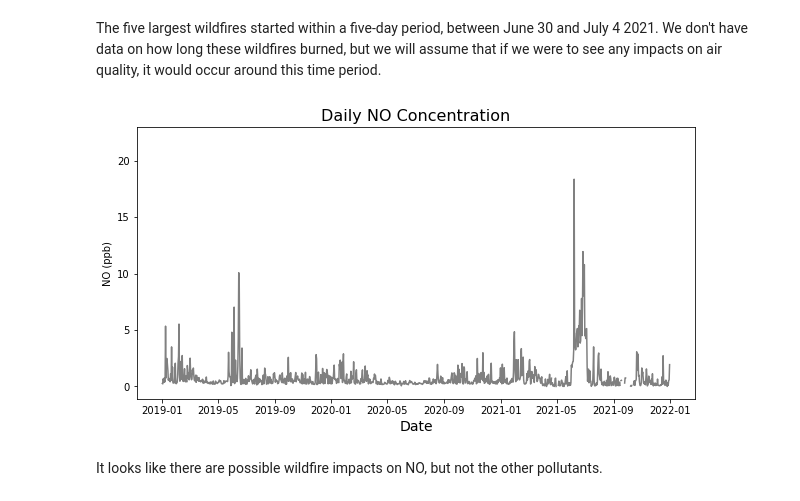
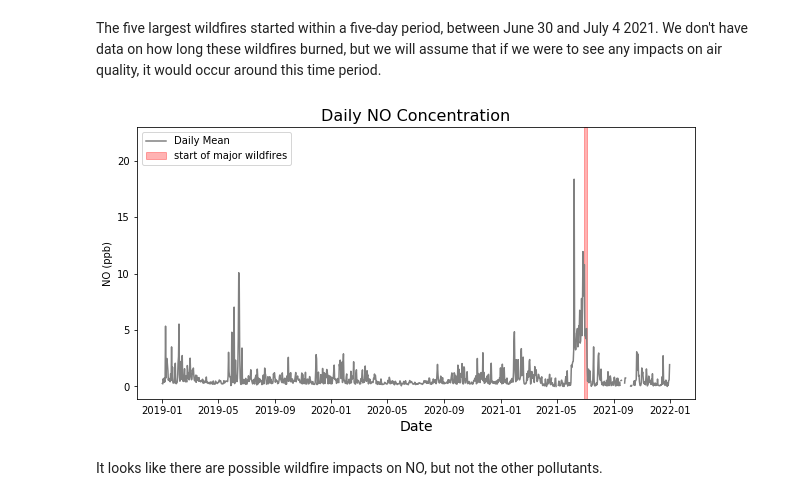
Before and after one commit to mirandadoris/CIV1498_Project2_Pythoneers, a Jupyter notebook: 2-Analysis/Wildfire_Analysis.ipynb, the cells around one changed output. Drawn from its saved outputs; the diff is of its cells as text; code cells hidden in the pictures.

Commit message:
added marker for wildfire on time series

```diff
--- a/2-Analysis/Wildfire_Analysis.ipynb
+++ b/2-Analysis/Wildfire_Analysis.ipynb
@@ -96,18 +101,22 @@ prince_george.head()
 # %% [markdown]
 The five largest wildfires started within a five-day period, between June 30 and July 4 2021. We don't have data on how long these wildfires burned, but we will assume that if we were to see any impacts on air quality, it would occur around this time period.
 # %%
-plt.figure(figsize=(10,5))
+fig, ax = plt.subplots(figsize=(10,5))
 
-plt.plot(AQ_daily.index, AQ_daily['NO'], 'gray', label = 'Daily Mean')
+ax.plot(AQ_daily.index, AQ_daily['NO'], 'gray', label = 'Daily Mean')
 
-plt.xlabel('Date', fontsize=14)
-plt.ylabel('NO (ppb)')
+ax.set_xlabel('Date', fontsize=14)
+ax.set_ylabel('NO (ppb)')
 
+ax.axvspan(date2num(datetime(2021,6,30,0)), date2num(datetime(2021,7,4,23)),
+           label="Start of major wildfires in Prince George",color="red", alpha=0.3)
 
-plt.title('Daily NO Concentration', fontsize=16)
+ax.legend()
+
+ax.set_title('Daily NO Concentration', fontsize=16)
 plt.show()
 # %% [output]
-[figure, old version]
+[figure, new version]
 # %% [markdown]
 It looks like there are possible wildfire impacts on NO, but not the other pollutants.
 # %%
```
Also changed, not shown: parts of 3 cells of this notebook.
